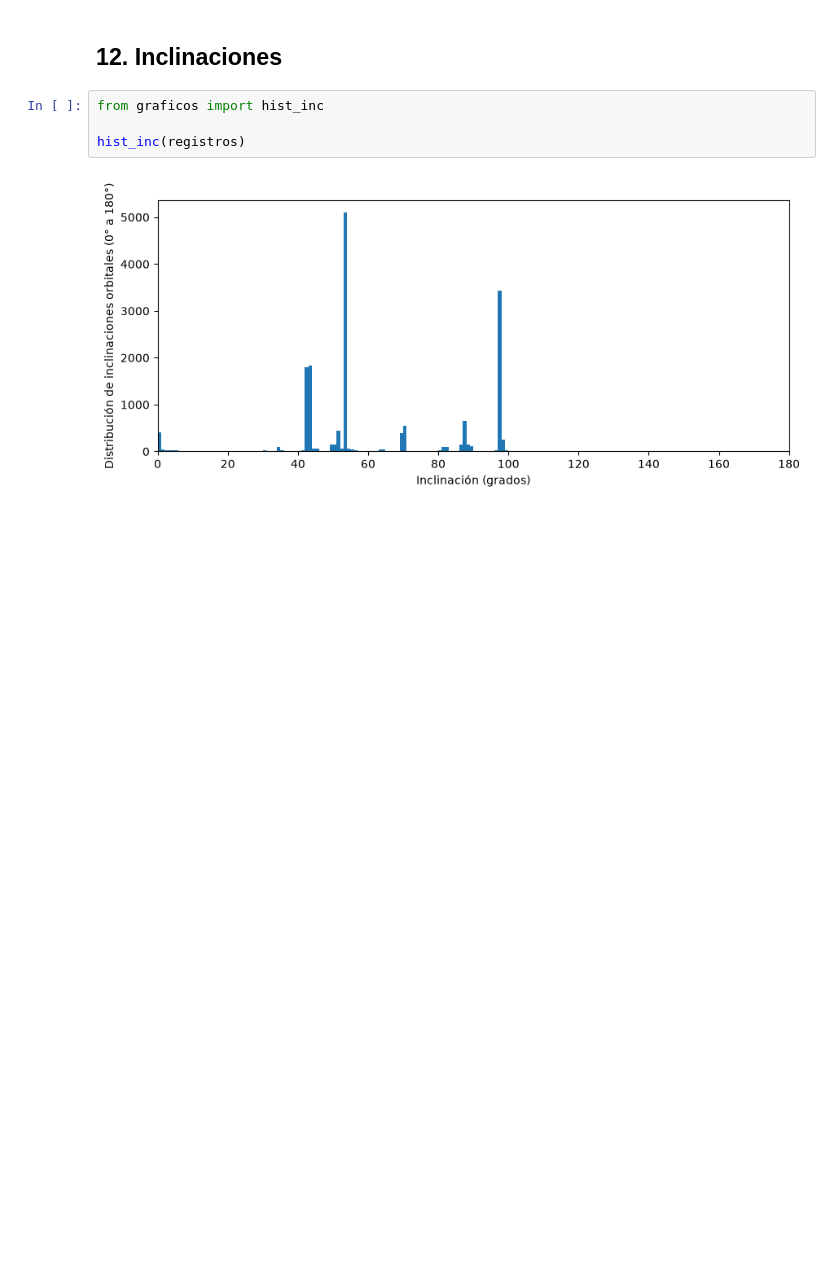
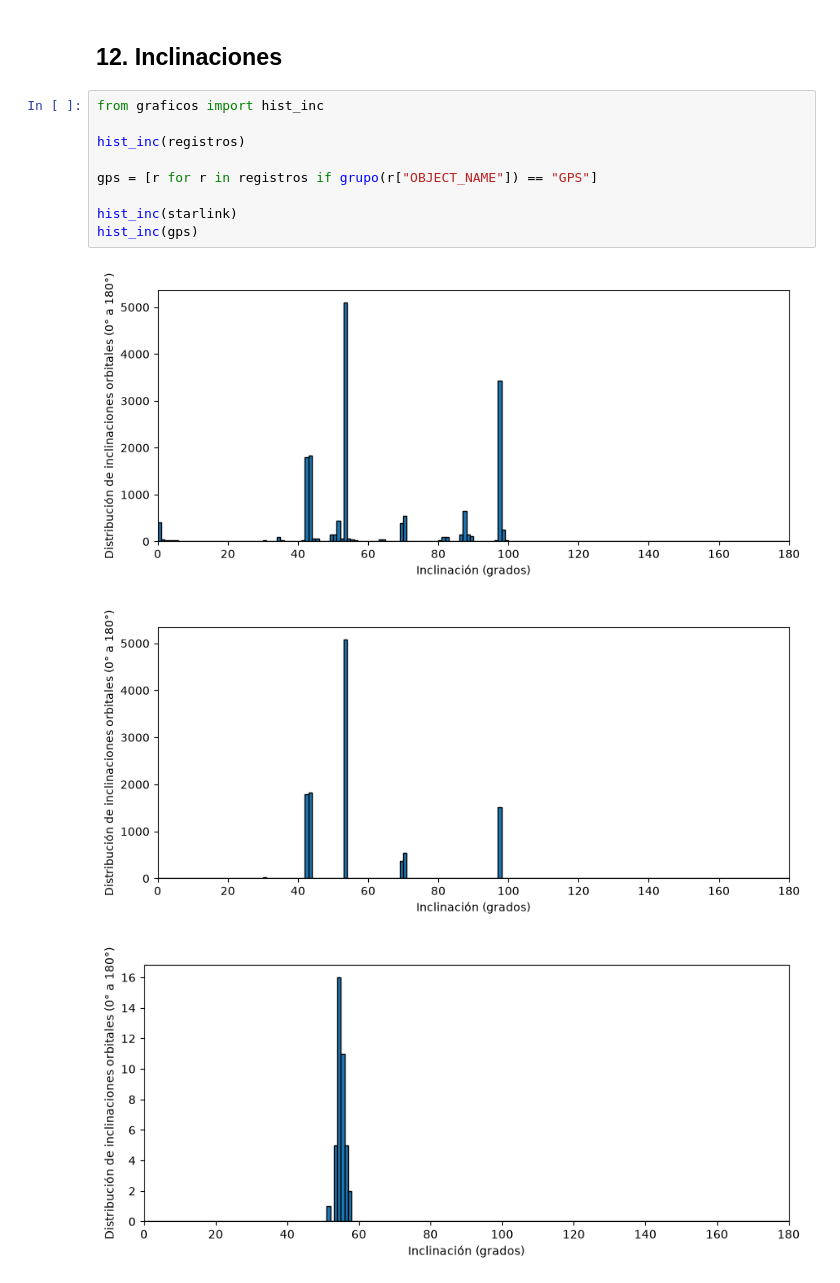
Before and after one commit to joadi2007/Proyecto_satelite_BAN_JD, a Jupyter notebook: informe.ipynb, the cells around one changed output. Drawn from its saved outputs; the diff is of its cells as text; blank space fills up the shorter version.

```diff
--- a/informe.ipynb
+++ b/informe.ipynb
@@ -271,7 +275,14 @@ El pico máximo se encuentra entre 10^2 y 10^3.
 # %%
 from graficos import hist_inc
 
 hist_inc(registros)
+
+gps = [r for r in registros if grupo(r["OBJECT_NAME"]) == "GPS"]
+
+hist_inc(starlink)
+hist_inc(gps)
 # %% [output]
-[figure, old version]
+[figure, new version]
+[figure, added]
+[figure, added]
 # %% [markdown]
```
Also changed, not shown: parts of 9 cells of this notebook.
